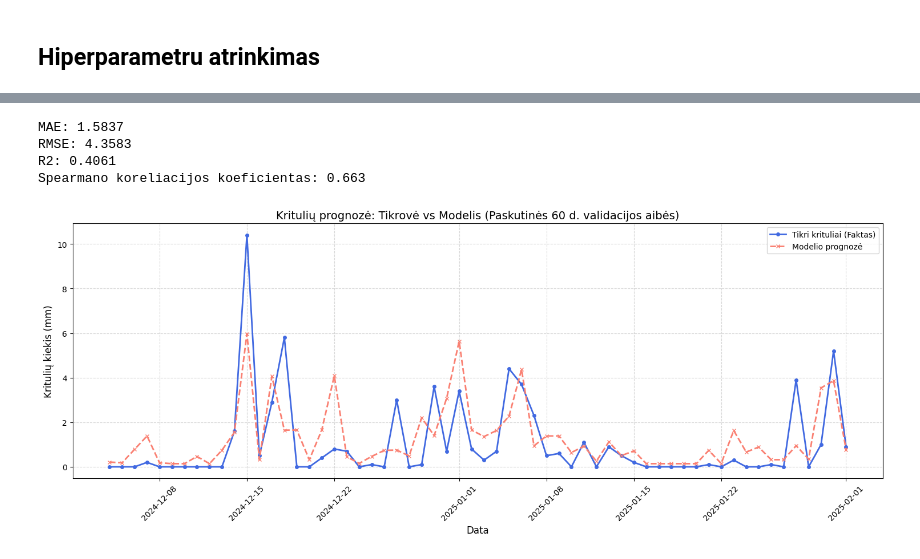
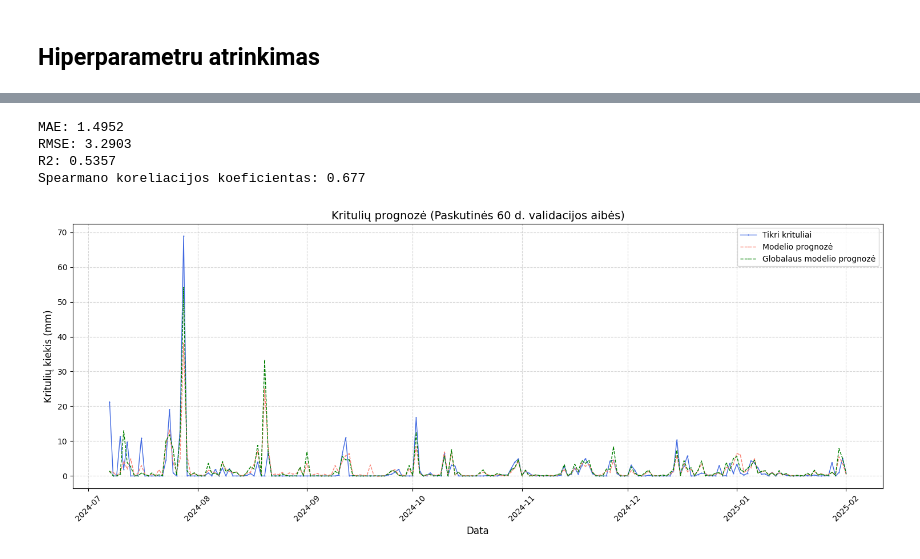
Before and after one commit to rugcer04/Duomenu_mokslo_projektas, a Jupyter notebook: code/python/Models/XGBoost.ipynb, the cells around one changed output, grey strips where cells are left out. Drawn from its saved outputs; the diff is of its cells as text; code cells hidden in the pictures.

Commit message:
Final xgboost model

```diff
--- a/code/python/Models/XGBoost.ipynb
+++ b/code/python/Models/XGBoost.ipynb
@@ -307,5 +719,2 @@ print(study.best_params)
 # %% [markdown]
 # Standartiniai hiperparametrai
-# %%
-stand_model = XGBRegressor(random_state=2026)
-stand_model.fit(X_train, y_train)
@@ -400,12 +797,28 @@ shap.summary_plot(shap_values, X_val)
 # %%
 tscv = TimeSeriesSplit(n_splits=5)
 
+# param_grid = {
+#     'n_estimators': [700, 750, 800, 850, 900],
+#     'learning_rate': [0.001, 0.003, 0.005, 0.006, 0.01],
+#     'max_depth': [2, 3, 4, 6],
+#     'subsample': [0.5, 0.55, 0.6, 0.65, 0.7],
+#     'min_split_loss':[14, 16, 18, 20]
+# }
+
 param_grid = {
-    'n_estimators': [100, 200, 300],
-    'learning_rate': [0.01, 0.05, 0.1],
-    'max_depth': [3, 5, 7],
-    'subsample': [0.8, 1.0]
+    'n_estimators': [700, 800, 900, 1000, 1100, 1200],
+    'learning_rate': [0.003, 0.005, 0.006],
+    'max_depth': [4, 5, 6, 7, 8],
+    'subsample': [0.2, 0.3, 0.4],
+    'min_split_loss':[26, 28, 30, 32, 34, 36, 38]
 }
+
+# param_grid = {
+#     'n_estimators': [300, 400, 600, 800, 900],
+#     'learning_rate': [0.001, 0.005, 0.01, 0.1],
+#     'max_depth': [2, 3, 5],
+#     'subsample': [0.5, 0.6, 0.7, 0.8, 0.9]
+# }
 
 xgb = XGBRegressor(random_state=2026)
 
@@ -413,7 +826,7 @@ grid_search = GridSearchCV(
     estimator=xgb,
     param_grid=param_grid,
     cv=tscv,
-    scoring='r2',
+    scoring='neg_root_mean_squared_error',
     verbose=1,
     n_jobs=-1
 )
@@ -442,5 +855,5 @@ summary.head()
 # %%
-val_preds = stand_model.predict(X_val)
+val_preds = model.predict(X_val)
 
 mae = mean_absolute_error(y_val, val_preds)
 rmse = np.sqrt(mean_squared_error(y_val, val_preds))
@@ -452,31 +865,39 @@ print(f"RMSE: {rmse:.4f}")
 print(f"R2: {r2:.4f}")
 print(f"Spearmano koreliacijos koeficientas: {corr:.3f}")
 # %% [output]
-MAE: 1.5837
-RMSE: 4.3583
-R2: 0.4061
-Spearmano koreliacijos koeficientas: 0.663
+MAE: 1.4952
+RMSE: 3.2903
+R2: 0.5357
+Spearmano koreliacijos koeficientas: 0.677
+# %%
+plot_df = val[['observationTime', 'target_precipitation', 'tp']].copy()
+plot_df['prediction'] = val_preds
+plot_df = plot_df.sort_values('observationTime')
+recent_df = plot_df.tail(210)
 # %%
 plot_df = val[['observationTime', 'target_precipitation']].copy()
 plot_df['prediction'] = val_preds
 plot_df = plot_df.sort_values('observationTime')
 
 plt.figure(figsize=(15, 6))
 
 plt.plot(recent_df['observationTime'], recent_df['target_precipitation'],
-         label='Tikri krituliai (Faktas)', color='royalblue', linewidth=2, marker='o', markersize=4)
+         label='Tikri krituliai', color='royalblue', linewidth=1, marker='o', markersize=0.5)
 
 plt.plot(recent_df['observationTime'], recent_df['prediction'],
-         label='Modelio prognozė', color='salmon', linestyle='--', linewidth=2, marker='x', markersize=4)
+         label='Modelio prognozė', color='salmon', linestyle='--', linewidth=1, marker='x', markersize=0.5)
 
-plt.title('Kritulių prognozė: Tikrovė vs Modelis (Paskutinės 60 d. validacijos aibės)', fontsize=14)
+plt.plot(recent_df['observationTime'], recent_df['tp'],
+         label='Globalaus modelio prognozė', color='green', linestyle='--', linewidth=1, marker='x', markersize=0.5)
+
+plt.title('Kritulių prognozė (Paskutinės 60 d. validacijos aibės)', fontsize=14)
 plt.ylabel('Kritulių kiekis (mm)', fontsize=12)
 plt.xlabel('Data', fontsize=12)
 plt.xticks(rotation=45)
 plt.legend()
 plt.grid(True, linestyle='--', alpha=0.5)
 
 plt.tight_layout()
 plt.show()
 # %% [output]
-[figure, old version]
+[figure, new version]
```
Also changed, not shown: parts of 37 cells of this notebook.
